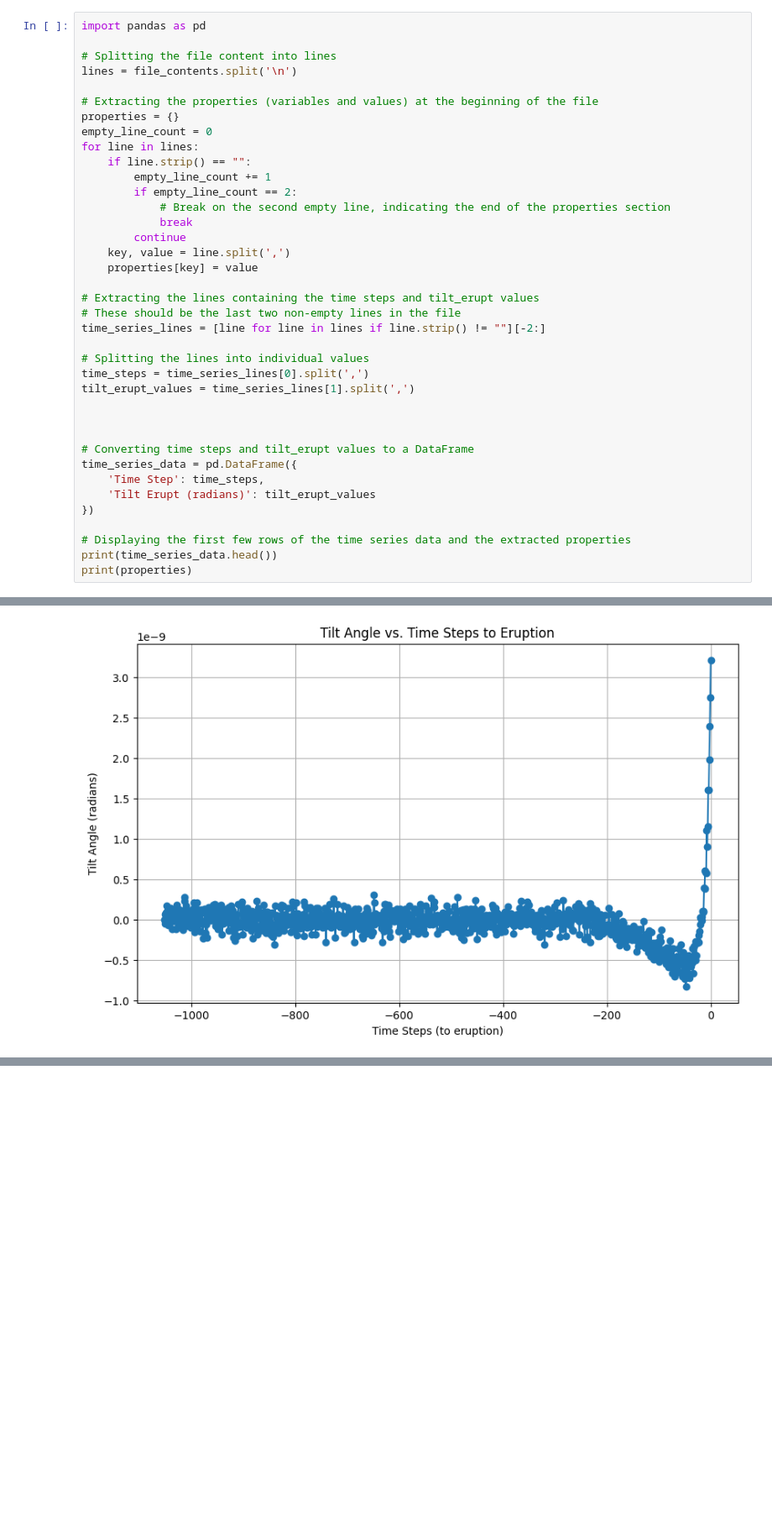
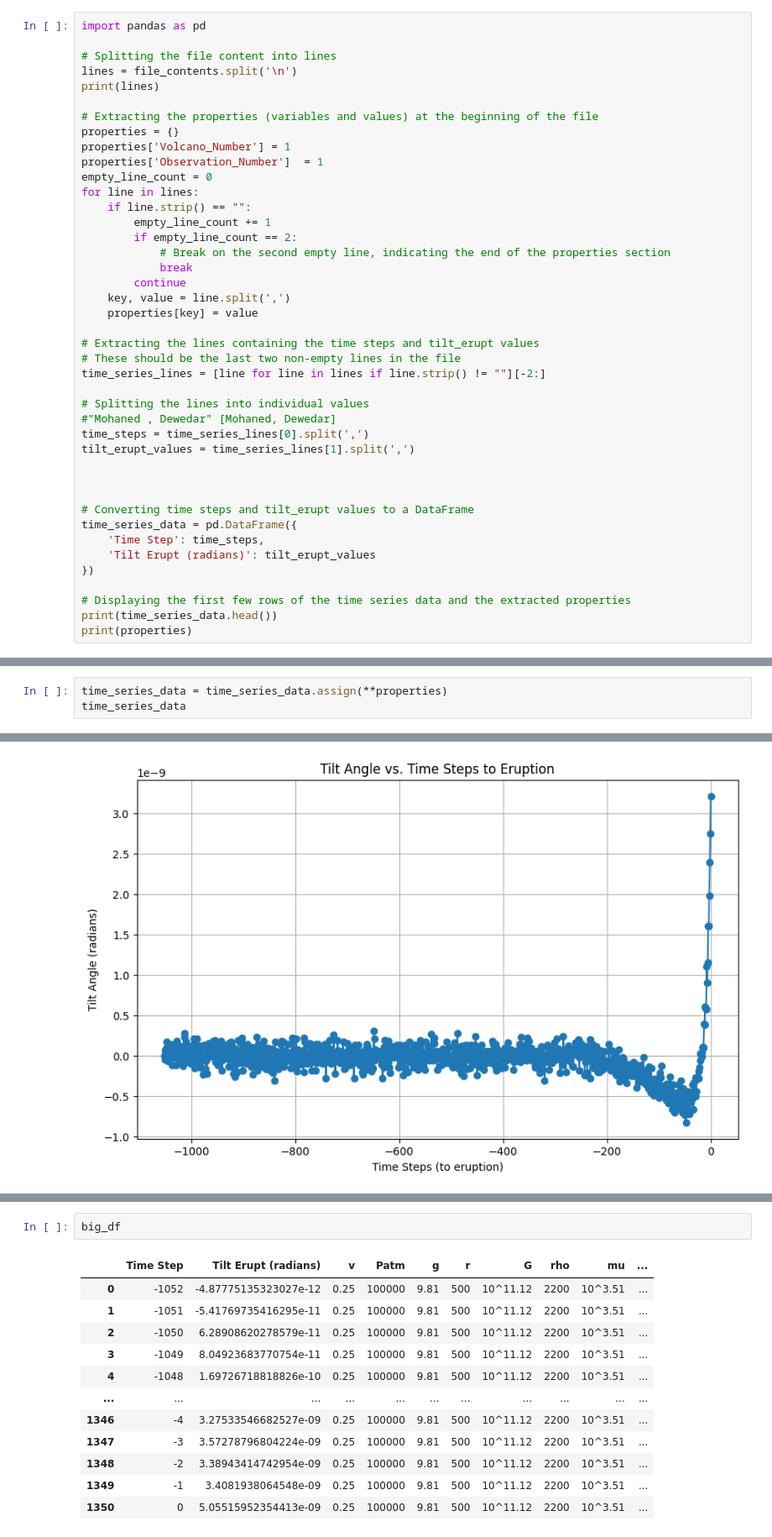
Before and after one commit to mzafir/iklearn, a Jupyter notebook: parse.ipynb, the cells around one changed output, grey strips where cells are left out. Shown: that part at 84% size. Saved outputs shown, nothing was run; the diff lists cells and outputs as text; blank space fills up the shorter version.

```diff
--- a/parse.ipynb
+++ b/parse.ipynb
@@ -29,9 +29,12 @@ import pandas as pd
 
 # Splitting the file content into lines
 lines = file_contents.split('\n')
+print(lines)
 
 # Extracting the properties (variables and values) at the beginning of the file
 properties = {}
+properties['Volcano_Number'] = 1
+properties['Observation_Number']  = 1
 empty_line_count = 0
 for line in lines:
     if line.strip() == "":
@@ -48,6 +51,7 @@ for line in lines:
 time_series_lines = [line for line in lines if line.strip() != ""][-2:]
 
 # Splitting the lines into individual values
+#"Mohaned , Dewedar" [Mohaned, Dewedar]
 time_steps = time_series_lines[0].split(',')
 tilt_erupt_values = time_series_lines[1].split(',')
 
@@ -72,0 +94,3 @@ print(properties)
+# %%
+time_series_data = time_series_data.assign(**properties)
+time_series_data
@@ -156,0 +214,15 @@ for filename in os.listdir(directory_path):
+# %%
+big_df
+# %% [output]
+|  | Time Step | Tilt Erupt (radians) | v | Patm | g | r | G | rho | mu | ... |
+| 0 | -1052 | -4.87775135323027e-12 | 0.25 | 100000 | 9.81 | 500 | 10^11.12 | 2200 | 10^3.51 | ... |
+| 1 | -1051 | -5.41769735416295e-11 | 0.25 | 100000 | 9.81 | 500 | 10^11.12 | 2200 | 10^3.51 | ... |
+| 2 | -1050 | 6.28908620278579e-11 | 0.25 | 100000 | 9.81 | 500 | 10^11.12 | 2200 | 10^3.51 | ... |
+| 3 | -1049 | 8.04923683770754e-11 | 0.25 | 100000 | 9.81 | 500 | 10^11.12 | 2200 | 10^3.51 | ... |
+| 4 | -1048 | 1.69726718818826e-10 | 0.25 | 100000 | 9.81 | 500 | 10^11.12 | 2200 | 10^3.51 | ... |
+| ... | ... | ... | ... | ... | ... | ... | ... | ... | ... | ... |
+| 1346 | -4 | 3.27533546682527e-09 | 0.25 | 100000 | 9.81 | 500 | 10^11.12 | 2200 | 10^3.51 | ... |
+| 1347 | -3 | 3.57278796804224e-09 | 0.25 | 100000 | 9.81 | 500 | 10^11.12 | 2200 | 10^3.51 | ... |
+| 1348 | -2 | 3.38943414742954e-09 | 0.25 | 100000 | 9.81 | 500 | 10^11.12 | 2200 | 10^3.51 | ... |
+| 1349 | -1 | 3.4081938064548e-09 | 0.25 | 100000 | 9.81 | 500 | 10^11.12 | 2200 | 10^3.51 | ... |
+| 1350 | 0 | 5.05515952354413e-09 | 0.25 | 100000 | 9.81 | 500 | 10^11.12 | 2200 | 10^3.51 | ... |
```
Also changed, not shown: parts of 5 cells of this notebook.
